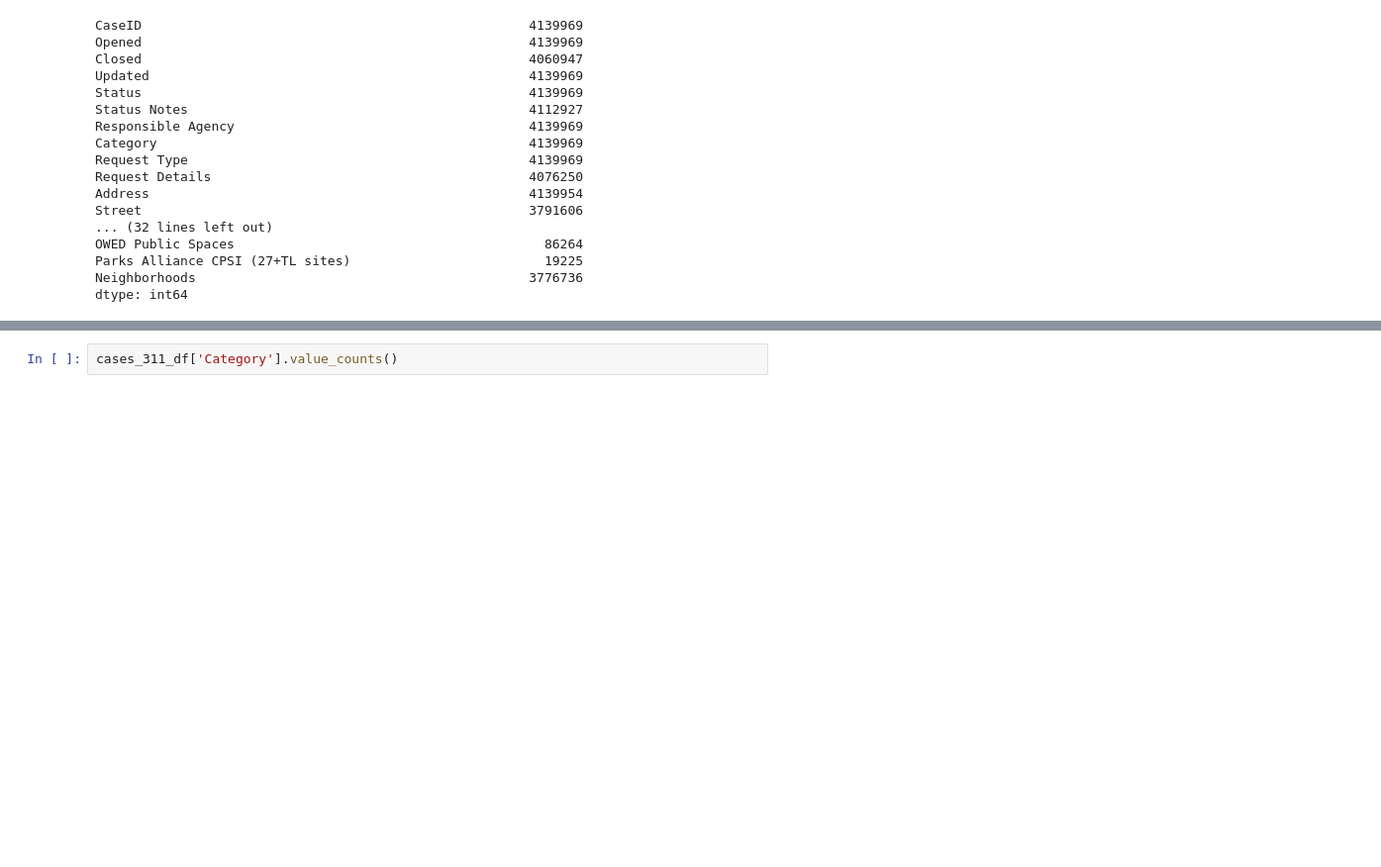
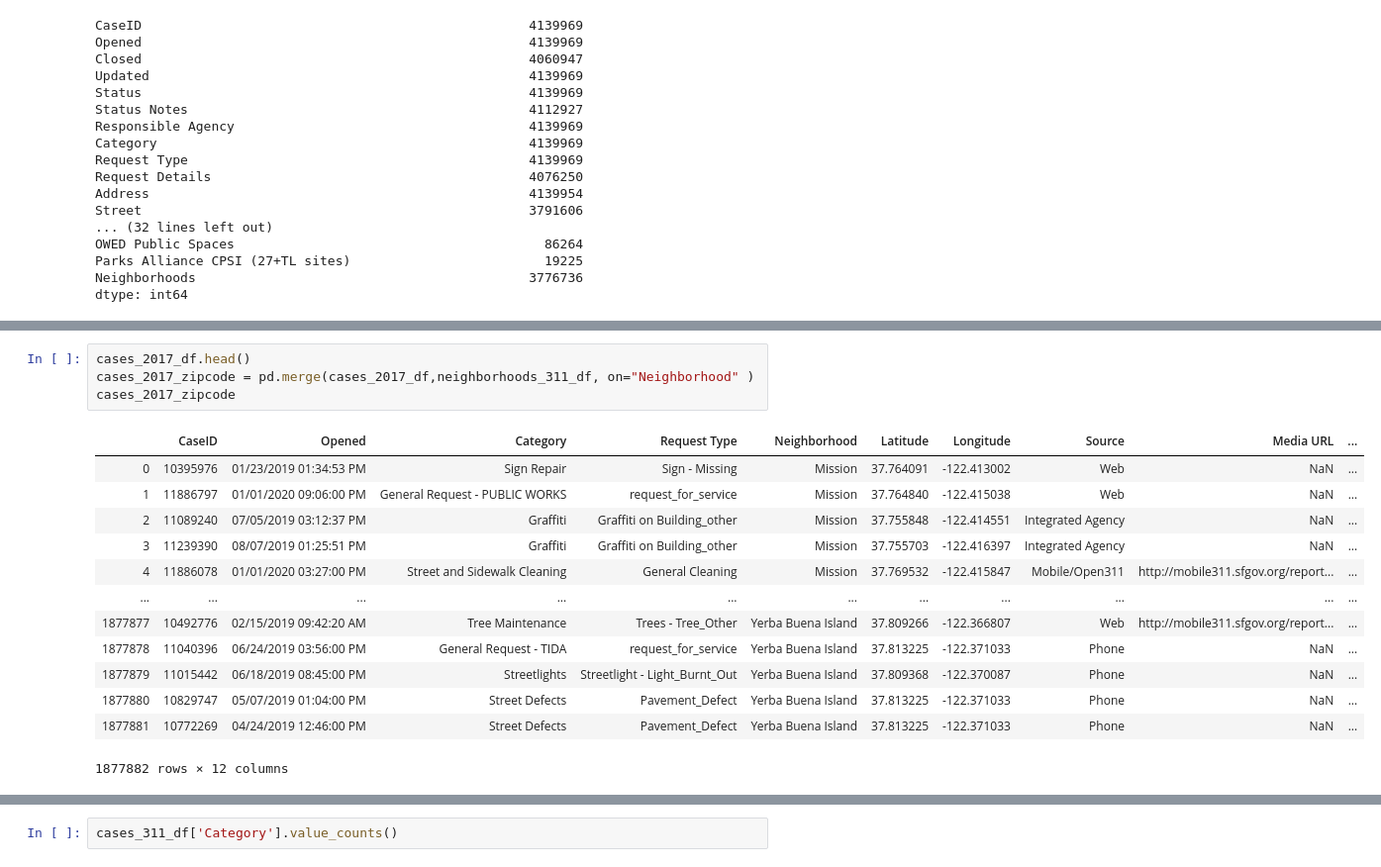
Before and after one commit to Tanvir23khan/data-project-one, a Jupyter notebook: 311_cases.ipynb, the cells around one changed output, grey strips where cells are left out. Shown: that part at 99% size. Saved outputs shown, nothing was run; the diff lists cells and outputs as text; blank space fills up the shorter version.

```diff
--- a/311_cases.ipynb
+++ b/311_cases.ipynb
@@ -70,0 +216,18 @@ Name: DELETE - Zip Codes, Length: 4139969, dtype: object
+# %%
+cases_2017_df.head()
+cases_2017_zipcode = pd.merge(cases_2017_df,neighborhoods_311_df, on="Neighborhood" )
+cases_2017_zipcode
+# %% [output]
+|  | CaseID | Opened | Category | Request Type | Neighborhood | Latitude | Longitude | Source | Media URL | ... |
+| 0 | 10395976 | 01/23/2019 01:34:53 PM | Sign Repair | Sign - Missing | Mission | 37.764091 | -122.413002 | Web | NaN | ... |
+| 1 | 11886797 | 01/01/2020 09:06:00 PM | General Request - PUBLIC WORKS | request_for_service | Mission | 37.764840 | -122.415038 | Web | NaN | ... |
+| 2 | 11089240 | 07/05/2019 03:12:37 PM | Graffiti | Graffiti on Building_other | Mission | 37.755848 | -122.414551 | Integrated Agency | NaN | ... |
+| 3 | 11239390 | 08/07/2019 01:25:51 PM | Graffiti | Graffiti on Building_other | Mission | 37.755703 | -122.416397 | Integrated Agency | NaN | ... |
+| 4 | 11886078 | 01/01/2020 03:27:00 PM | Street and Sidewalk Cleaning | General Cleaning | Mission | 37.769532 | -122.415847 | Mobile/Open311 | http://mobile311.sfgov.org/report... | ... |
+| ... | ... | ... | ... | ... | ... | ... | ... | ... | ... | ... |
+| 1877877 | 10492776 | 02/15/2019 09:42:20 AM | Tree Maintenance | Trees - Tree_Other | Yerba Buena Island | 37.809266 | -122.366807 | Web | http://mobile311.sfgov.org/report... | ... |
+| 1877878 | 11040396 | 06/24/2019 03:56:00 PM | General Request - TIDA | request_for_service | Yerba Buena Island | 37.813225 | -122.371033 | Phone | NaN | ... |
+| 1877879 | 11015442 | 06/18/2019 08:45:00 PM | Streetlights | Streetlight - Light_Burnt_Out | Yerba Buena Island | 37.809368 | -122.370087 | Phone | NaN | ... |
+| 1877880 | 10829747 | 05/07/2019 01:04:00 PM | Street Defects | Pavement_Defect | Yerba Buena Island | 37.813225 | -122.371033 | Phone | NaN | ... |
+| 1877881 | 10772269 | 04/24/2019 12:46:00 PM | Street Defects | Pavement_Defect | Yerba Buena Island | 37.813225 | -122.371033 | Phone | NaN | ... |
+1877882 rows × 12 columns
```
Also changed, not shown: parts of 21 cells of this notebook, 4 other files.
